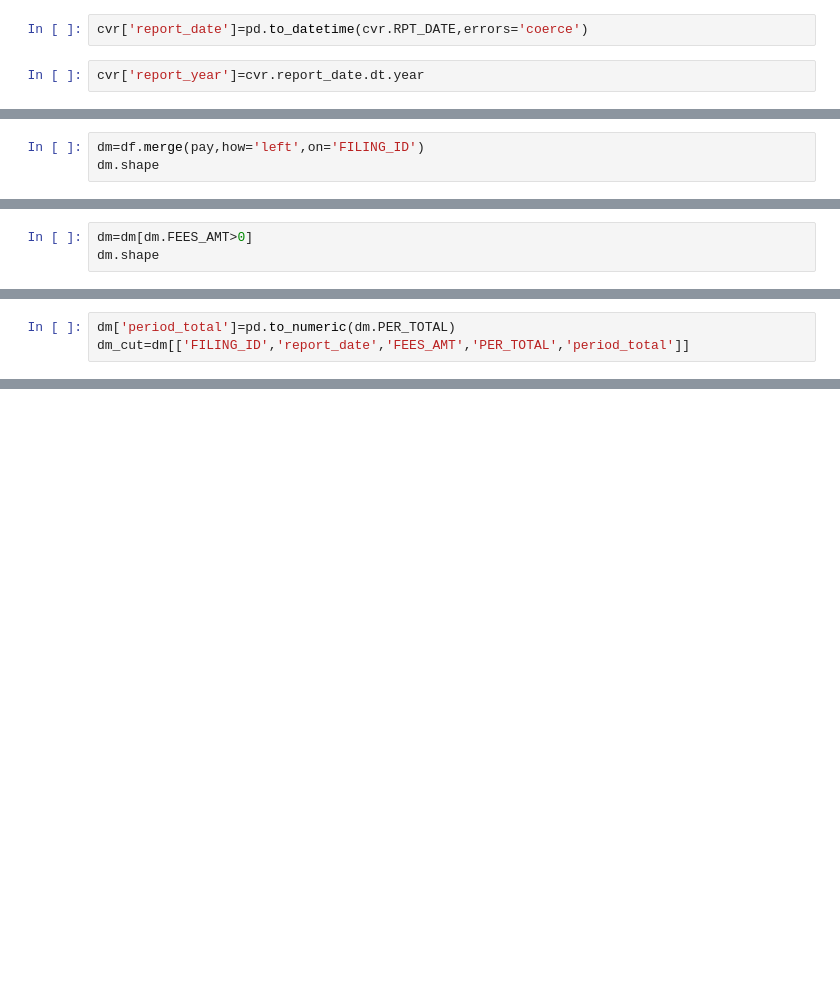
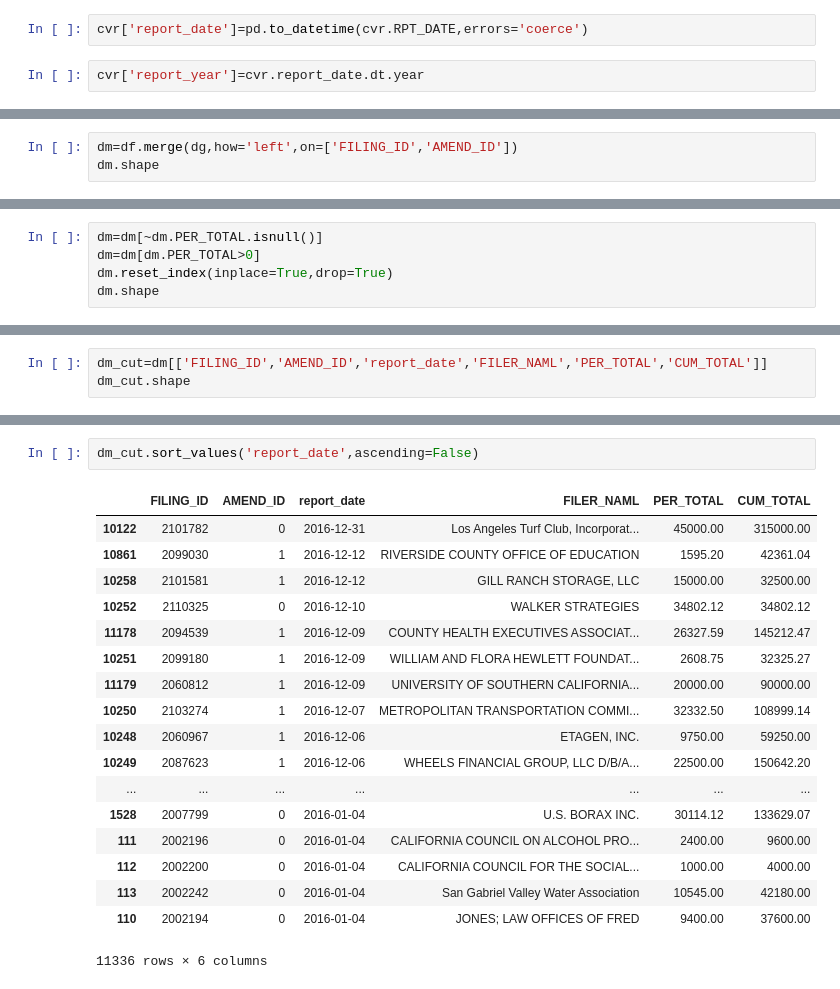
Before and after one commit to Moqri/cal-access-lobby, a Jupyter notebook: merge.ipynb, the cells around one changed output, grey strips where cells are left out. Saved outputs shown, nothing was run; the diff lists cells and outputs as text; blank space fills up the shorter version.

```diff
--- a/merge.ipynb
+++ b/merge.ipynb
@@ -45,4 +58,4 @@ df.shape
 # %%
-dm=df.merge(pay,how='left',on='FILING_ID')
+dm=df.merge(dg,how='left',on=['FILING_ID','AMEND_ID'])
 dm.shape
 # %% [output]
@@ -50,4 +63,6 @@ dm.shape
 # %%
-dm=dm[dm.FEES_AMT>0]
+dm=dm[~dm.PER_TOTAL.isnull()]
+dm=dm[dm.PER_TOTAL>0]
+dm.reset_index(inplace=True,drop=True)
 dm.shape
 # %% [output]
@@ -56,0 +70,3 @@ dm_pay=df.merge(pay,how='left',on='FILING_ID')
+# %%
+dm_cut=dm[['FILING_ID','AMEND_ID','report_date','FILER_NAML','PER_TOTAL','CUM_TOTAL']]
+dm_cut.shape
@@ -83,3 +79,0 @@ dm[['FILING_ID','report_date','EMPLR_NAML','FEES_AMT','PER_TOTAL','CUM_TOTAL']]
-# %%
-dm['period_total']=pd.to_numeric(dm.PER_TOTAL)
-dm_cut=dm[['FILING_ID','report_date','FEES_AMT','PER_TOTAL','period_total']]
@@ -93,0 +80,21 @@ pay[pay.FILING_ID=='2005510']
+# %%
+dm_cut.sort_values('report_date',ascending=False)
+# %% [output]
+|  | FILING_ID | AMEND_ID | report_date | FILER_NAML | PER_TOTAL | CUM_TOTAL |
+| 10122 | 2101782 | 0 | 2016-12-31 | Los Angeles Turf Club, Incorporat... | 45000.00 | 315000.00 |
+| 10861 | 2099030 | 1 | 2016-12-12 | RIVERSIDE COUNTY OFFICE OF EDUCATION | 1595.20 | 42361.04 |
+| 10258 | 2101581 | 1 | 2016-12-12 | GILL RANCH STORAGE, LLC | 15000.00 | 32500.00 |
+| 10252 | 2110325 | 0 | 2016-12-10 | WALKER STRATEGIES | 34802.12 | 34802.12 |
+| 11178 | 2094539 | 1 | 2016-12-09 | COUNTY HEALTH EXECUTIVES ASSOCIAT... | 26327.59 | 145212.47 |
+| 10251 | 2099180 | 1 | 2016-12-09 | WILLIAM AND FLORA HEWLETT FOUNDAT... | 2608.75 | 32325.27 |
+| 11179 | 2060812 | 1 | 2016-12-09 | UNIVERSITY OF SOUTHERN CALIFORNIA... | 20000.00 | 90000.00 |
+| 10250 | 2103274 | 1 | 2016-12-07 | METROPOLITAN TRANSPORTATION COMMI... | 32332.50 | 108999.14 |
+| 10248 | 2060967 | 1 | 2016-12-06 | ETAGEN, INC. | 9750.00 | 59250.00 |
+| 10249 | 2087623 | 1 | 2016-12-06 | WHEELS FINANCIAL GROUP, LLC D/B/A... | 22500.00 | 150642.20 |
+| ... | ... | ... | ... | ... | ... | ... |
+| 1528 | 2007799 | 0 | 2016-01-04 | U.S. BORAX INC. | 30114.12 | 133629.07 |
+| 111 | 2002196 | 0 | 2016-01-04 | CALIFORNIA COUNCIL ON ALCOHOL PRO... | 2400.00 | 9600.00 |
+| 112 | 2002200 | 0 | 2016-01-04 | CALIFORNIA COUNCIL FOR THE SOCIAL... | 1000.00 | 4000.00 |
+| 113 | 2002242 | 0 | 2016-01-04 | San Gabriel Valley Water Association | 10545.00 | 42180.00 |
+| 110 | 2002194 | 0 | 2016-01-04 | JONES; LAW OFFICES OF FRED | 9400.00 | 37600.00 |
+11336 rows × 6 columns
```
Also changed, not shown: parts of 15 cells of this notebook.
